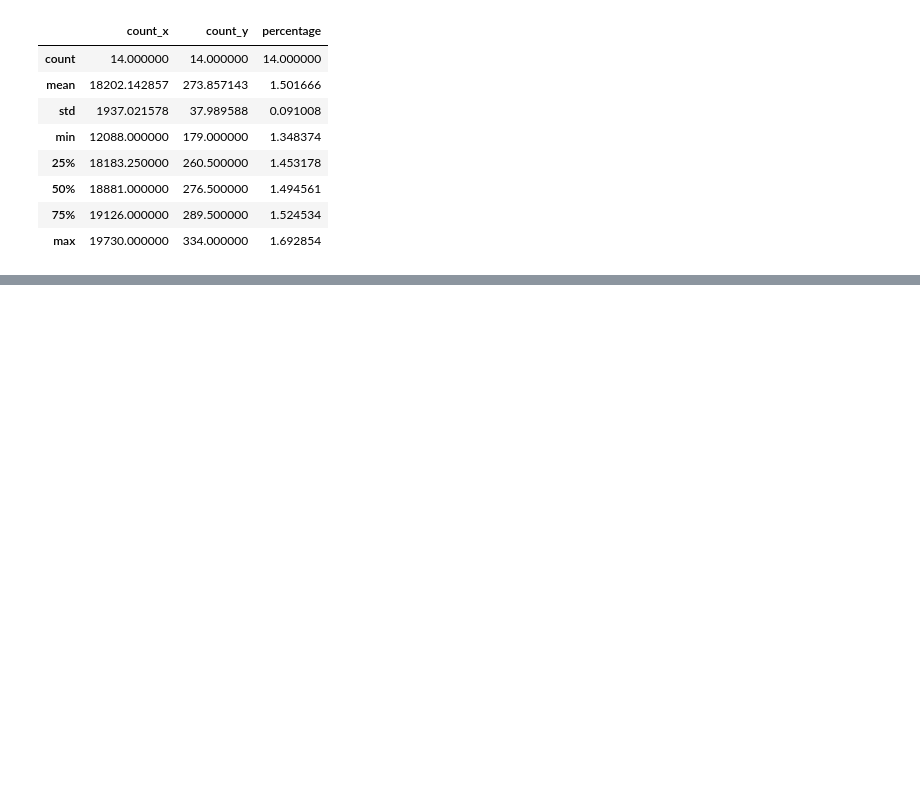
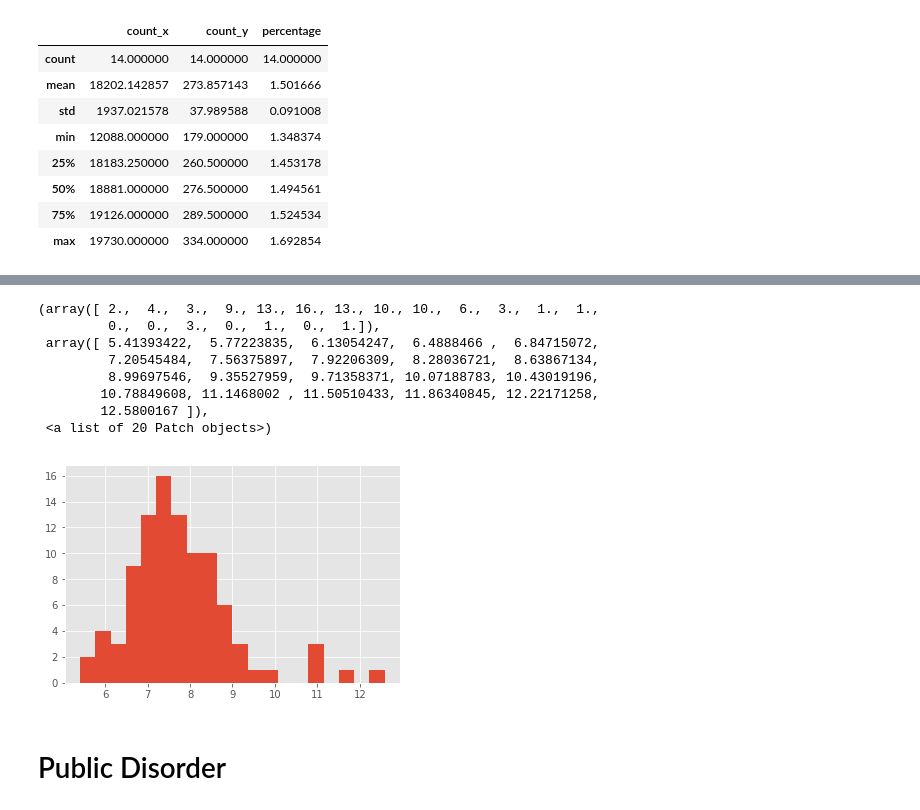
Before and after one commit to WhimsicalNose03/Cannabis-Cash-Crop-or-Crime-Boom-, a Jupyter notebook: la_plots_proportions.ipynb, the cells around one changed output, grey strips where cells are left out. Cells and saved outputs as stored; diff of their text form; code cells hidden in the pictures; blank space fills up the shorter version.

```diff
--- a/la_plots_proportions.ipynb
+++ b/la_plots_proportions.ipynb
@@ -360,0 +365,6 @@ plt.hist(la_drug_alc_prop_non_legal['percentage'],bins=25)
+# %%
+la_white_collar_counts = la_white_collar.groupby(['month_year']).count()
+# %%
+la_white_collar_counts['count'] = la_white_collar_counts['Area Name']
+la_white_collar_counts = la_white_collar_counts.drop(['Area Name','Crime Code Description','Address','offense_category'],axis=1)
+la_white_collar_counts.head()
@@ -360,0 +379,4 @@ plt.hist(la_drug_alc_prop_non_legal['percentage'],bins=25)
+# %%
+la_white_collar_prop = la_crime_counts.merge(la_white_collar_counts, how='outer',left_index=True,right_index=True)
+la_white_collar_prop['percentage'] = (la_white_collar_prop['count_y'] / la_white_collar_prop['count_x'])*100
+la_white_collar_prop.head()
@@ -360,0 +405,4 @@ plt.hist(la_drug_alc_prop_non_legal['percentage'],bins=25)
+# %%
+la_white_collar_prop_non_legal = la_white_collar_prop.head(96)
+la_white_collar_prop_non_legal.describe()
+# percentage or white collar crime before legalization
@@ -360,0 +419,15 @@ plt.hist(la_drug_alc_prop_non_legal['percentage'],bins=25)
+# %%
+# distribution of percentages of white collar crime b4 legalization
+plt.hist(la_white_collar_prop_non_legal['percentage'],bins=20)
+# %% [output]
+(array([ 2.,  4.,  3.,  9., 13., 16., 13., 10., 10.,  6.,  3.,  1.,  1.,
+         0.,  0.,  3.,  0.,  1.,  0.,  1.]),
+ array([ 5.41393422,  5.77223835,  6.13054247,  6.4888466 ,  6.84715072,
+         7.20545484,  7.56375897,  7.92206309,  8.28036721,  8.63867134,
+         8.99697546,  9.35527959,  9.71358371, 10.07188783, 10.43019196,
+        10.78849608, 11.1468002 , 11.50510433, 11.86340845, 12.22171258,
+        12.5800167 ]),
+ <a list of 20 Patch objects>)
+[figure, added]
+# %% [markdown]
+# Public Disorder
```
Also changed, not shown: parts of 33 cells of this notebook, 2 other files.
